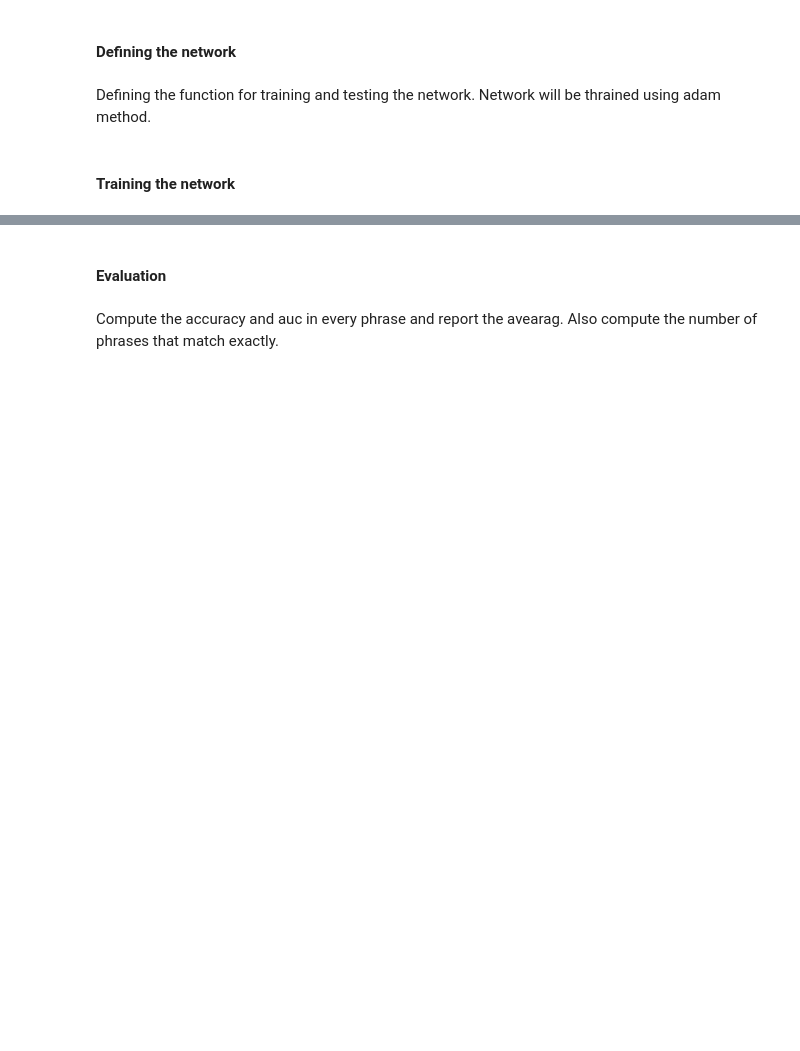
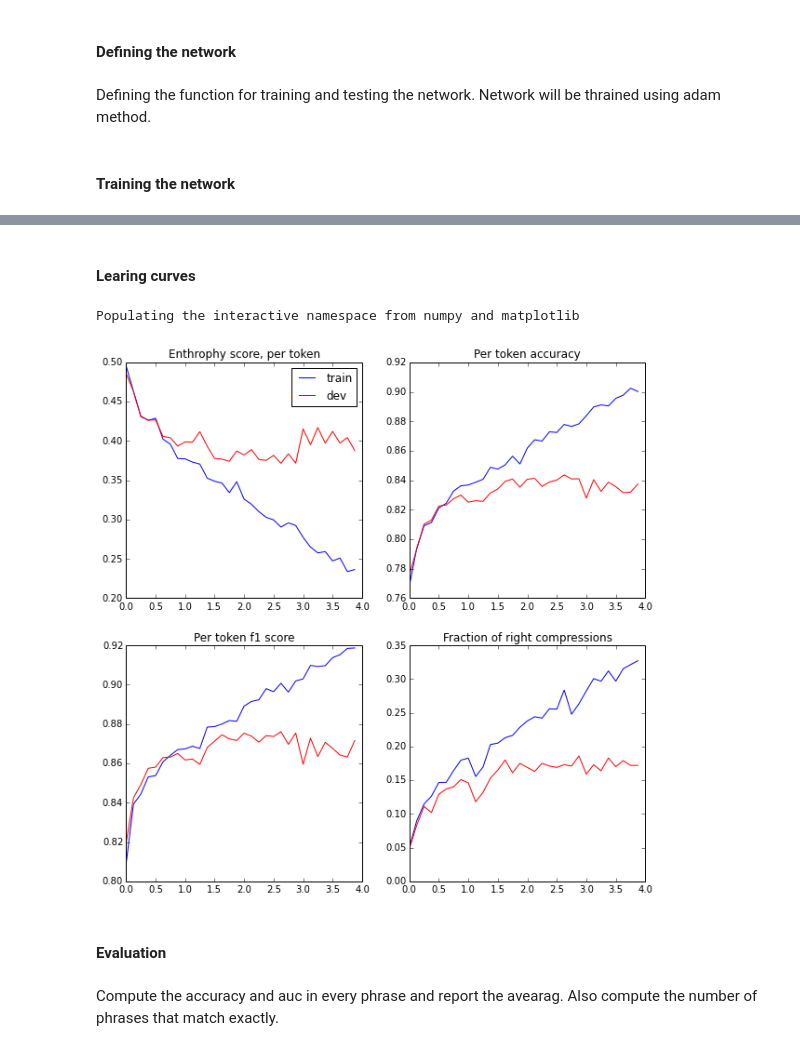
Before and after one commit to AliaksandrSiarohin/sentence-compressor, a Jupyter notebook: sentence-compressor.ipynb, the cells around one changed output, grey strips where cells are left out. Cells and saved outputs as stored; diff of their text form; code cells hidden in the pictures; blank space fills up the shorter version.

Commit message:
Add learning curves and quantitive analysis.

```diff
--- a/sentence-compressor.ipynb
+++ b/sentence-compressor.ipynb
@@ -32,9 +32,13 @@ model = gensim.models.Word2Vec.load_word2vec_format('GoogleNews-vectors-negative
 Make embeding part of every token
 # %%
 from collections import namedtuple
-unk = np.zeros(300)
+from numpy.random import normal
+
+np.random.seed(0)
+unk = np.random.normal(scale = 0.1, size=300)
 TokenWithEmb = namedtuple("TokenWithEmb", "form tag stem label emb")
 data_with_emb = []
+
 for phrase in data:
     new_phrase = []
     for word in phrase:
@@ -51,6 +55,6 @@ tags_dict = {tag:i for i, tag in enumerate(set(all_tags))}
 ##### Split the dataset into train, test and dev sets
 # %%
 from sklearn.cross_validation import train_test_split
-train_with_dev, test = train_test_split(data_with_emb, test_size = 500, random_state = 0)
-train, dev = train_test_split(train_with_dev, test_size = 1000, random_state = 0)
+train_with_dev, test_set = data_with_emb[1000:], data_with_emb[:1000]
+train_set, dev_set = train_test_split(train_with_dev, test_size = 1000, random_state = 0)
 # %%
@@ -76,8 +80,8 @@ X_tag = T.ivector('tag')
 Y = T.ivector('target')
 embeding_size = 300
 tag_emb_size = 200
-rnn_size = 500
-hid_size = 500
+rnn_size = 200
+hid_size = 200
 def network_architecture():
     #Input layer for word2vec embeding
     l_emb_in = lasagne.layers.InputLayer(shape=(None, embeding_size), input_var = X_emb)
@@ -100,7 +104,7 @@ def network_architecture():
     l_rnn = lasagne.layers.ConcatLayer([l_rnn_forward, l_rnn_backward], axis = 2)
 
 
-    l_dropout = lasagne.layers.DropoutLayer(l_rnn, p=0.2)
+    l_dropout = lasagne.layers.DropoutLayer(l_rnn)
 
     #Second recurent layer
     l_rnn_forward = lasagne.layers.LSTMLayer(l_dropout, grad_clipping = 100, num_units = rnn_size)
@@ -112,7 +116,7 @@ def network_architecture():
 
     #Dence layer with dropout
     l_hid = lasagne.layers.DenseLayer(l_shp, num_units = hid_size)
-    l_dropout = lasagne.layers.DropoutLayer(l_hid, p=0.1)
+    l_dropout = lasagne.layers.DropoutLayer(l_hid, p=0.25)
 
     #Dence layer with softmax nonlinerity, for final answer
     l_den = lasagne.layers.DenseLayer(l_dropout, num_units = 2, nonlinearity=lasagne.nonlinearities.identity)
@@ -195,3 +226,41 @@ Epoch 5: train loss - 0.202118, dev loss - 0.551481
+# %% [markdown]
+#### Learing curves
+# %%
+%pylab inline
+
+plt.figure(figsize=(10,10))
+batches_per_epoch = 1000
+
+x_axis = np.array(range(len(train_loss))).astype(float) / (len(train_set) / batches_per_epoch)
+plt.subplot(221)
+plt.plot(x_axis, map(lambda x: x.log, train_loss), c='b', label = 'train')
+plt.plot(x_axis, map(lambda x: x.log, dev_loss), c='r', label = 'dev')
+plt.title('Enthrophy score, per token')
+plt.legend()
+
+plt.subplot(222)
+plt.plot(x_axis, map(lambda x: x.acc, train_loss), c='b', label = 'train')
+plt.plot(x_axis, map(lambda x: x.acc, dev_loss), c='r', label = 'dev')
+plt.title('Per token accuracy')
+
+
+
+plt.subplot(223)
+plt.plot(x_axis, map(lambda x: x.f1, train_loss), c='b', label = 'train')
+plt.plot(x_axis, map(lambda x: x.f1, dev_loss), c='r', label = 'dev')
+plt.title('Per token f1 score')
+
+
+plt.subplot(224)
+plt.plot(x_axis, map(lambda x: x.match, train_loss), c='b', label = 'train')
+plt.plot(x_axis, map(lambda x: x.match, dev_loss), c='r', label = 'dev')
+plt.title('Fraction of right compressions')
+
+
+plt.show()
+# %% [output]
+Populating the interactive namespace from numpy and matplotlib
+[figure, added]
 # %% [markdown]
 #### Evaluation
 # %% [markdown]
```
Also changed, not shown: parts of 14 cells of this notebook.
